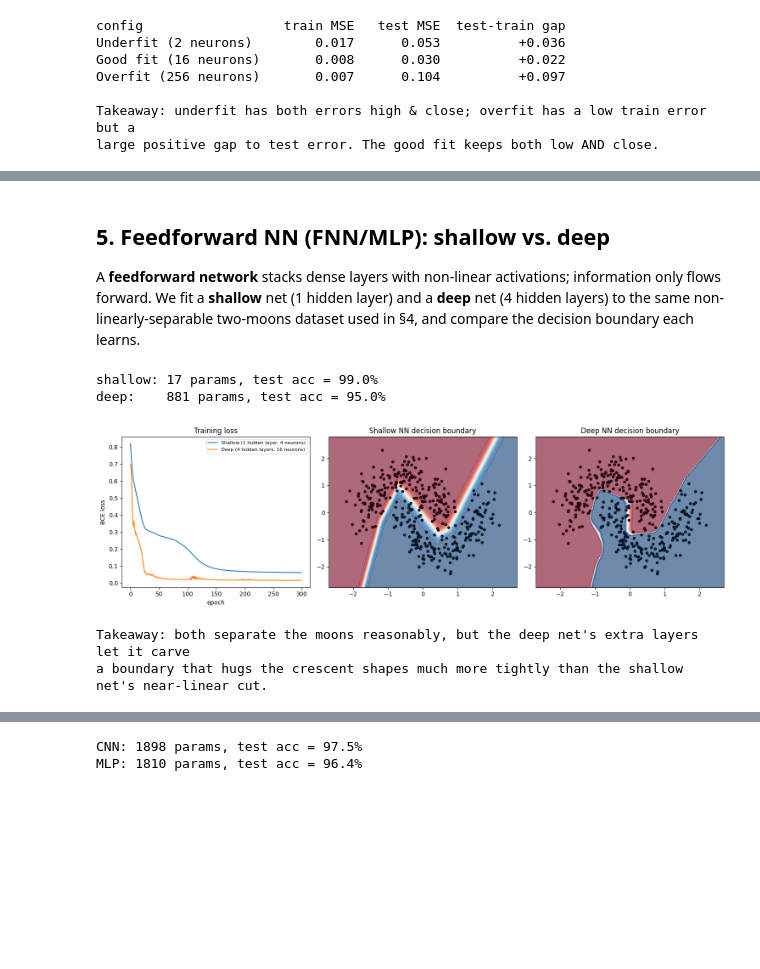
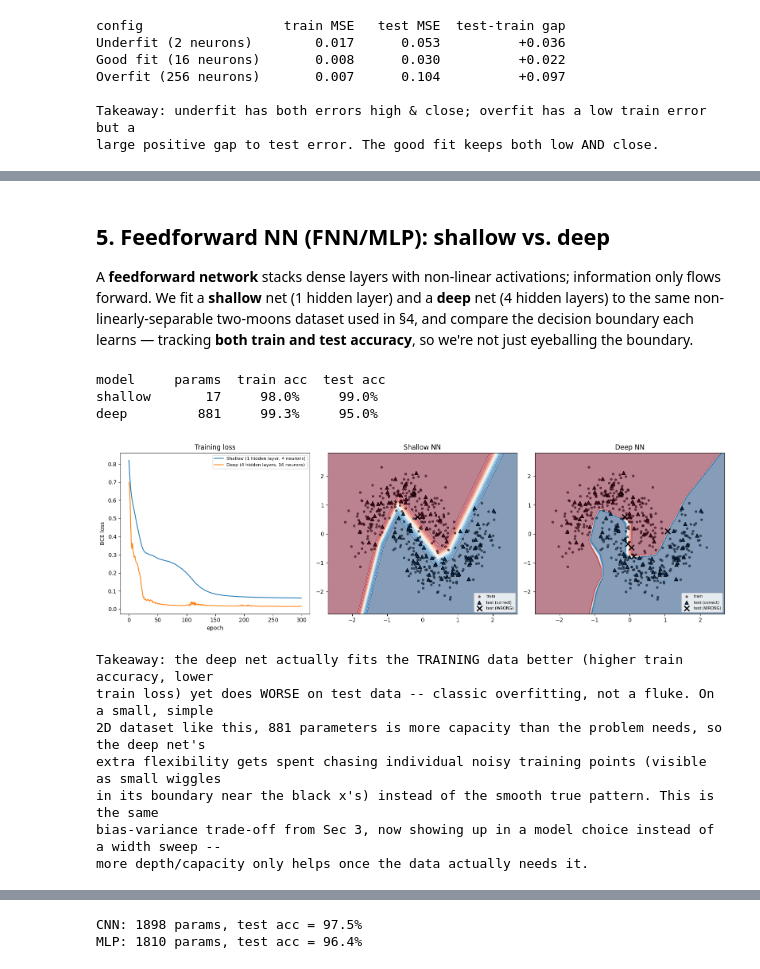
Before and after one commit to manuzrpEd/ANNs_Explained, a Jupyter notebook: ANNs_Explained.ipynb, the cells around one changed output, grey strips where cells are left out. Drawn from its saved outputs; the diff is of its cells as text; code cells hidden in the pictures; blank space fills up the shorter version.

```diff
--- a/ANNs_Explained.ipynb
+++ b/ANNs_Explained.ipynb
@@ -275,7 +396,7 @@ so it can converge faster wall-clock-wise — at the cost of noisier, less stabl
 A **feedforward network** stacks dense layers with non-linear activations; information only flows
 forward. We fit a **shallow** net (1 hidden layer) and a **deep** net (4 hidden layers) to the
 same non-linearly-separable two-moons dataset used in §4, and compare the decision boundary each
-learns.
+learns — tracking **both train and test accuracy**, so we're not just eyeballing the boundary.
 # %%
 def train_model(model, X, y, epochs=300, lr=0.05):
     opt = optim.Adam(model.parameters(), lr=lr)
@@ -298,44 +419,62 @@ torch.manual_seed(SEED)
 deep = FeedForwardNN(n_hidden_layers=4, n_neurons=16)
 losses_deep = train_model(deep, Xtr, ytr)
 
-print(f"shallow: {sum(p.numel() for p in shallow.parameters())} params, test acc = {accuracy(shallow, Xte, yte):.1%}")
-print(f"deep:    {sum(p.numel() for p in deep.parameters())} params, test acc = {accuracy(deep, Xte, yte):.1%}")
+print(f"{'model':8s} {'params':>7s} {'train acc':>10s} {'test acc':>9s}")
+for name, model in [("shallow", shallow), ("deep", deep)]:
+    n_params = sum(p.numel() for p in model.parameters())
+    print(f"{name:8s} {n_params:7d} {accuracy(model, Xtr, ytr):9.1%} {accuracy(model, Xte, yte):9.1%}")
 # %% [output]
-shallow: 17 params, test acc = 99.0%
-deep:    881 params, test acc = 95.0%
+model     params  train acc  test acc
+shallow       17     98.0%     99.0%
+deep         881     99.3%     95.0%
 # %%
-def plot_decision_boundary(ax, model, X, y, title):
-    x_min, x_max = X[:, 0].min() - 0.5, X[:, 0].max() + 0.5
-    y_min, y_max = X[:, 1].min() - 0.5, X[:, 1].max() + 0.5
+def plot_boundary(ax, model, title):
+    x_min, x_max = X_moons_train_s[:, 0].min() - 0.5, X_moons_train_s[:, 0].max() + 0.5
+    y_min, y_max = X_moons_train_s[:, 1].min() - 0.5, X_moons_train_s[:, 1].max() + 0.5
     xx, yy = np.meshgrid(np.linspace(x_min, x_max, 200), np.linspace(y_min, y_max, 200))
     grid = torch.tensor(np.c_[xx.ravel(), yy.ravel()], dtype=torch.float32)
     with torch.no_grad():
         probs = torch.sigmoid(model(grid)).reshape(xx.shape)
-    ax.contourf(xx, yy, probs, levels=20, cmap="RdBu", alpha=0.6)
-    ax.scatter(X[:, 0], X[:, 1], c=y.ravel(), cmap="RdBu", edgecolor="k", s=15)
+        test_preds = (torch.sigmoid(model(Xte)) > 0.5).float().squeeze().numpy()
+    ax.contourf(xx, yy, probs, levels=20, cmap="RdBu", alpha=0.5)
+    ax.scatter(X_moons_train_s[:, 0], X_moons_train_s[:, 1], c=y_moons_train, cmap="RdBu", edgecolor="k", s=12, alpha=0.6, label="train")
+    wrong = test_preds != y_moons_test
+    ax.scatter(X_moons_test_s[~wrong, 0], X_moons_test_s[~wrong, 1], c=y_moons_test[~wrong], cmap="RdBu", marker="^", s=40, edgecolor="k", label="test (correct)")
+    ax.scatter(X_moons_test_s[wrong, 0], X_moons_test_s[wrong, 1], c="black", marker="x", s=90, linewidths=2, label="test (WRONG)")
     ax.set_title(title)
+    ax.legend(fontsize=7, loc="lower right")
 
 
-fig, axes = plt.subplots(1, 3, figsize=(15, 4.5))
+fig, axes = plt.subplots(1, 3, figsize=(16, 5))
 
 axes[0].plot(losses_shallow, label="Shallow (1 hidden layer, 4 neurons)")
 axes[0].plot(losses_deep, label="Deep (4 hidden layers, 16 neurons)")
 axes[0].set_title("Training loss")
 axes[0].set_xlabel("epoch")
 axes[0].set_ylabel("BCE loss")
 axes[0].legend(fontsize=8)
 
-plot_decision_boundary(axes[1], shallow, X_moons_train_s, y_moons_train, "Shallow NN decision boundary")
-plot_decision_boundary(axes[2], deep, X_moons_train_s, y_moons_train, "Deep NN decision boundary")
+plot_boundary(axes[1], shallow, "Shallow NN")
+plot_boundary(axes[2], deep, "Deep NN")
 plt.tight_layout()
 plt.show()
 
-print("Takeaway: both separate the moons reasonably, but the deep net's extra layers let it carve")
-print("a boundary that hugs the crescent shapes much more tightly than the shallow net's near-linear cut.")
+print("Takeaway: the deep net actually fits the TRAINING data better (higher train accuracy, lower")
+print("train loss) yet does WORSE on test data -- classic overfitting, not a fluke. On a small, simple")
+print("2D dataset like this, 881 parameters is more capacity than the problem needs, so the deep net's")
+print("extra flexibility gets spent chasing individual noisy training points (visible as small wiggles")
+print("in its boundary near the black x's) instead of the smooth true pattern. This is the same")
+print("bias-variance trade-off from Sec 3, now showing up in a model choice instead of a width sweep --")
+print("more depth/capacity only helps once the data actually needs it.")
 # %% [output]
-[figure, old version]
+[figure, new version]
-Takeaway: both separate the moons reasonably, but the deep net's extra layers let it carve
-a boundary that hugs the crescent shapes much more tightly than the shallow net's near-linear cut.
+Takeaway: the deep net actually fits the TRAINING data better (higher train accuracy, lower
+train loss) yet does WORSE on test data -- classic overfitting, not a fluke. On a small, simple
+2D dataset like this, 881 parameters is more capacity than the problem needs, so the deep net's
+extra flexibility gets spent chasing individual noisy training points (visible as small wiggles
+in its boundary near the black x's) instead of the smooth true pattern. This is the same
+bias-variance trade-off from Sec 3, now showing up in a model choice instead of a width sweep --
+more depth/capacity only helps once the data actually needs it.
 # %% [markdown]
 ## 6. Convolutional NN (CNN): filters and feature maps
 
```
Also changed, not shown: parts of 32 cells of this notebook, 1 other file.
